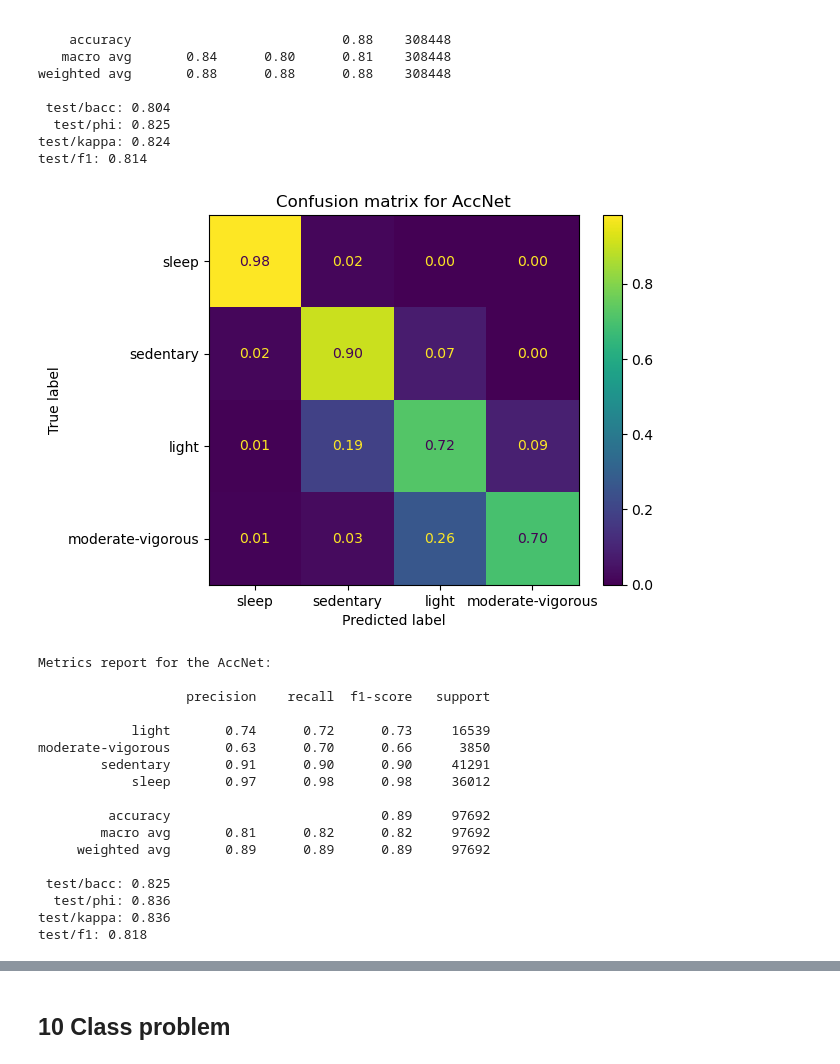
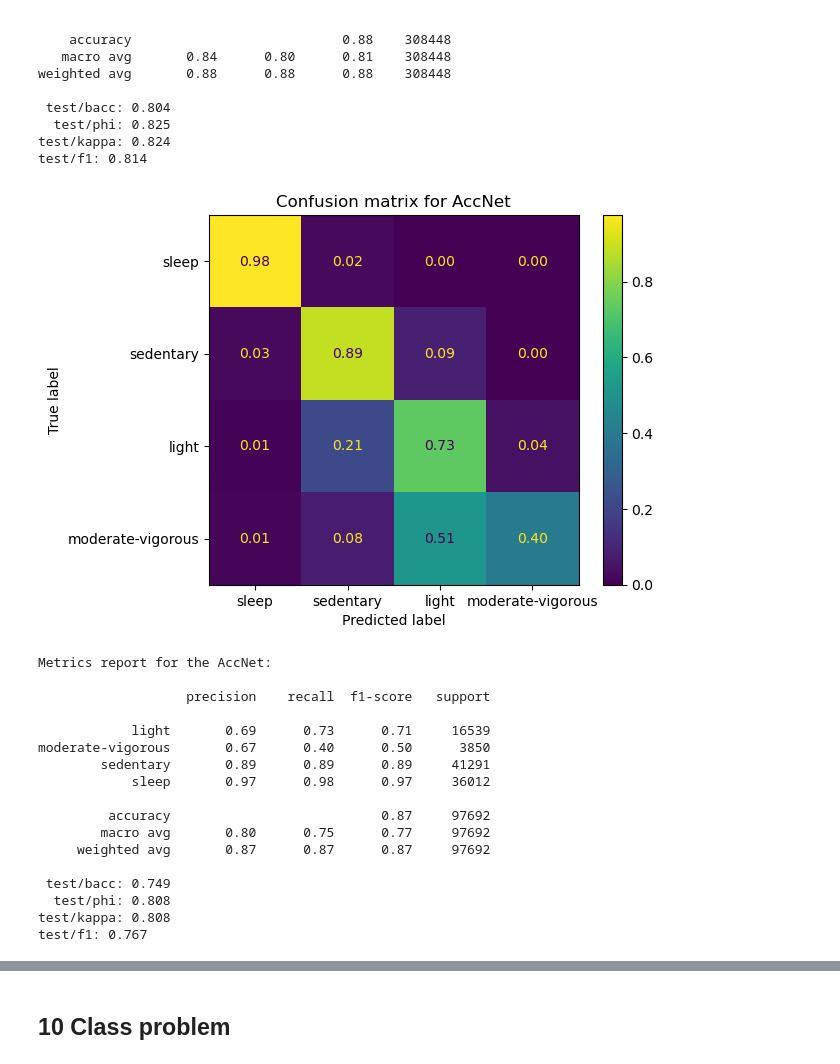
Before and after one commit to finlayscheib/capture24, a Jupyter notebook: Deep_models.ipynb, the cells around one changed output, grey strips where cells are left out. Drawn from its saved outputs; the diff is of its cells as text; code cells hidden in the pictures.

```diff
--- a/Deep_models.ipynb
+++ b/Deep_models.ipynb
@@ -166,42 +166,42 @@ weighted avg       0.88      0.88      0.88    308448
 test/kappa: 0.824
 test/f1: 0.814
 # %%
-pred = pd.read_csv("final_pred_test_Best_HMM.csv")
+pred = pd.read_csv("final_pred_test.csv")
 ConfusionMatrixDisplay.from_predictions( pred['true_labels'], pred['model_preds'], labels=PAorder,
                                          normalize = 'true', values_format = '.2f')
 plt.title('Confusion matrix for AccNet')
 plt.show()
 print('Metrics report for the AccNet: \n')
 report = classification_report( pred['true_labels'], pred['model_preds'], digits=2)
 print(report)
 
 bacc = balanced_accuracy_score( pred['true_labels'], pred['model_preds'])
 kappa = cohen_kappa_score( pred['true_labels'], pred['model_preds'])
 phi = matthews_corrcoef(pred['true_labels'], pred['model_preds'])
 f1 = f1_score(pred['true_labels'], pred['model_preds'], average = 'macro')
 
 print(f" test/bacc: {bacc:.3f}")
 print(f"  test/phi: {phi:.3f}")
 print(f"test/kappa: {kappa:.3f}")
 print(f"test/f1: {f1:.3f}")
 # %% [output]
-[figure, old version]
+[figure, new version]
 Metrics report for the AccNet:
 
                    precision    recall  f1-score   support
 
-            light       0.74      0.72      0.73     16539
-moderate-vigorous       0.63      0.70      0.66      3850
-        sedentary       0.91      0.90      0.90     41291
-            sleep       0.97      0.98      0.98     36012
+            light       0.69      0.73      0.71     16539
+moderate-vigorous       0.67      0.40      0.50      3850
+        sedentary       0.89      0.89      0.89     41291
+            sleep       0.97      0.98      0.97     36012
 
-         accuracy                           0.89     97692
-        macro avg       0.81      0.82      0.82     97692
-     weighted avg       0.89      0.89      0.89     97692
+         accuracy                           0.87     97692
+        macro avg       0.80      0.75      0.77     97692
+     weighted avg       0.87      0.87      0.87     97692
 
- test/bacc: 0.825
-  test/phi: 0.836
-test/kappa: 0.836
-test/f1: 0.818
+ test/bacc: 0.749
+  test/phi: 0.808
+test/kappa: 0.808
+test/f1: 0.767
 # %%
 # val
```
Also changed, not shown: parts of 2 cells of this notebook, 2 other files.
